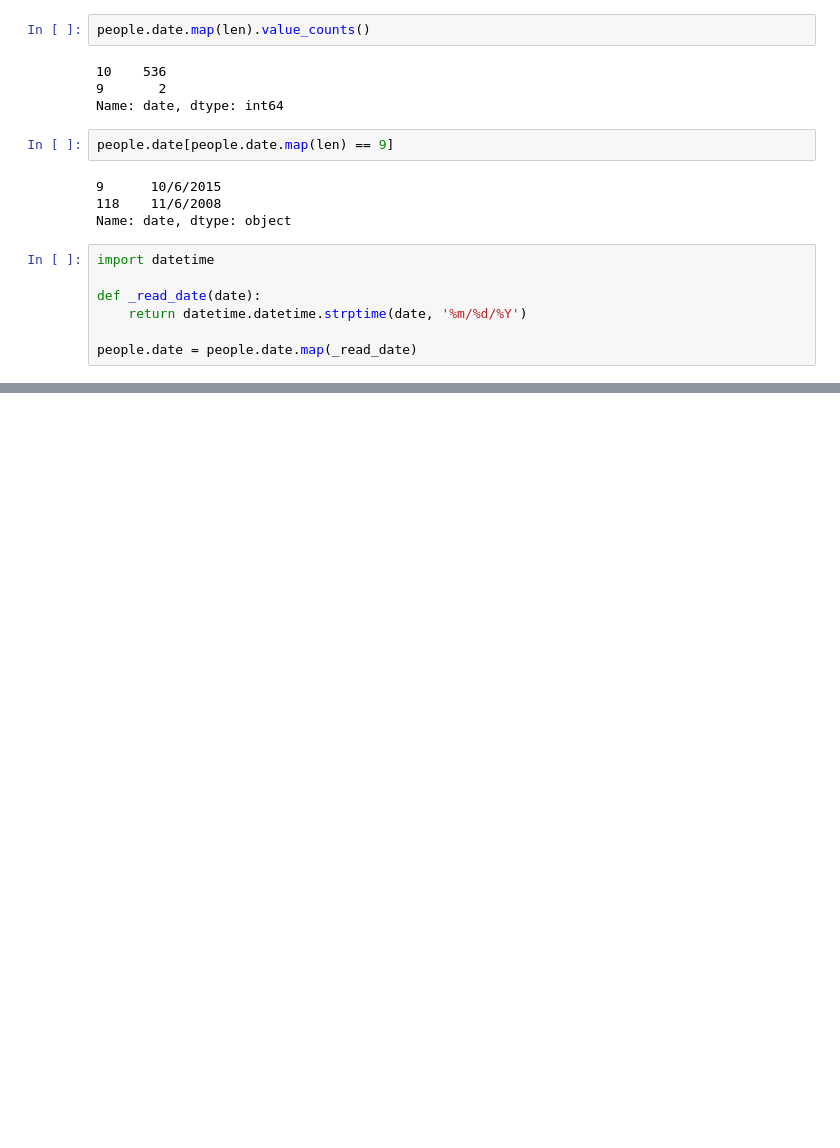
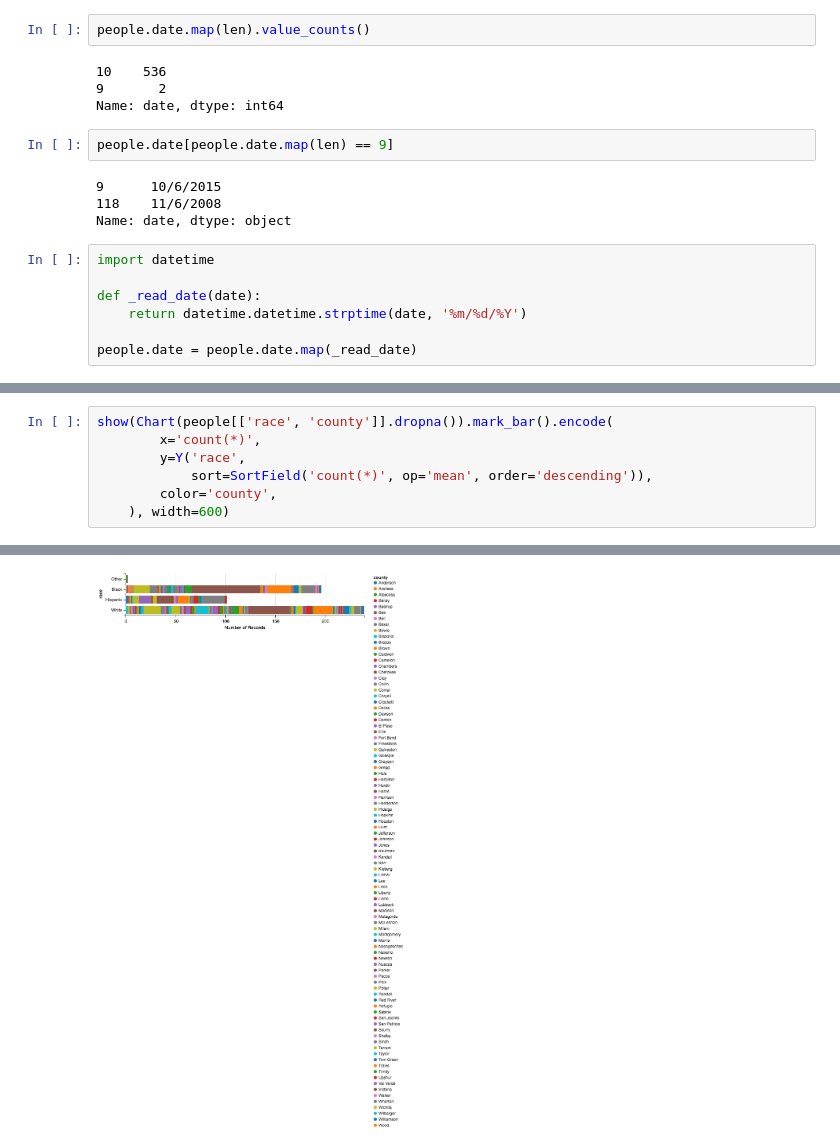
Before and after one commit to mgnbecker/Capstone-Project_mb, a Jupyter notebook: Modeling_Attempts.ipynb, the cells around one changed output, grey strips where cells are left out. Cells and saved outputs as stored; diff of their text form; blank space fills up the shorter version.

```diff
--- a/Modeling_Attempts.ipynb
+++ b/Modeling_Attempts.ipynb
@@ -172,0 +208,8 @@ people.date = people.date.map(_read_date)
+# %%
+show(Chart(people[['race', 'county']].dropna()).mark_bar().encode(
+        x='count(*)',
+        y=Y('race',
+            sort=SortField('count(*)', op='mean', order='descending')),
+        color='county',
+    ), width=600)
+# %% [output]
@@ -172,0 +217 @@ people.date = people.date.map(_read_date)
+[figure, added]
```
Also changed, not shown: parts of 7 cells of this notebook.
